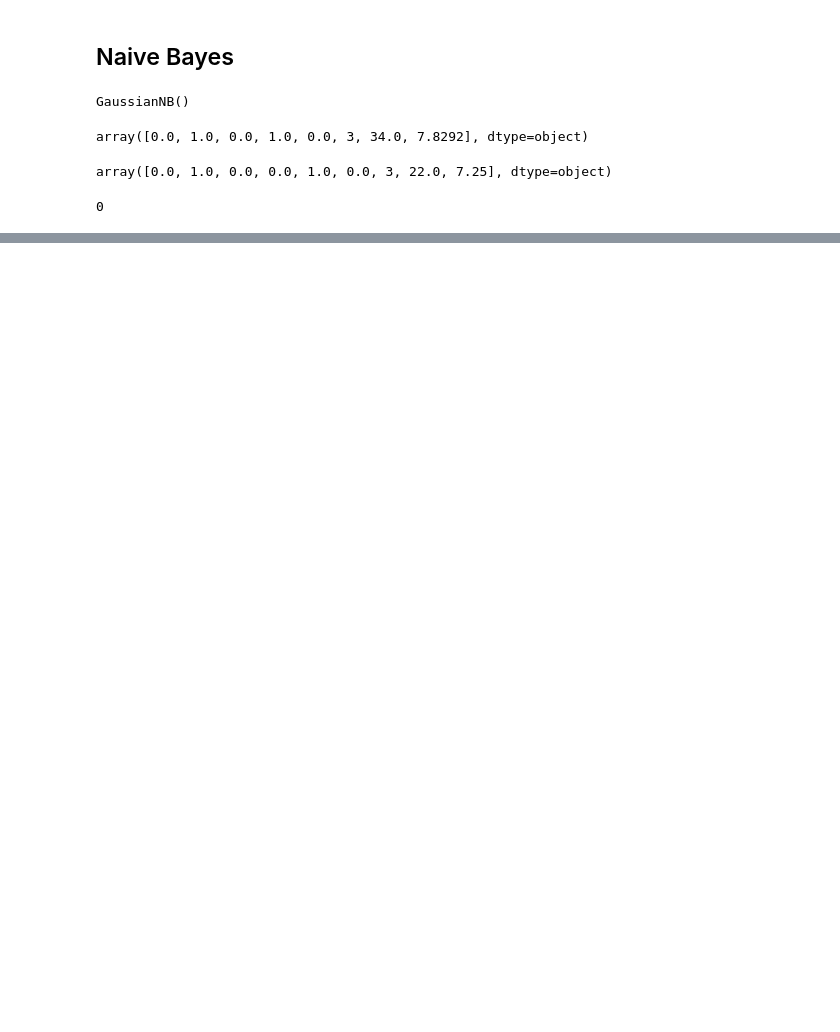
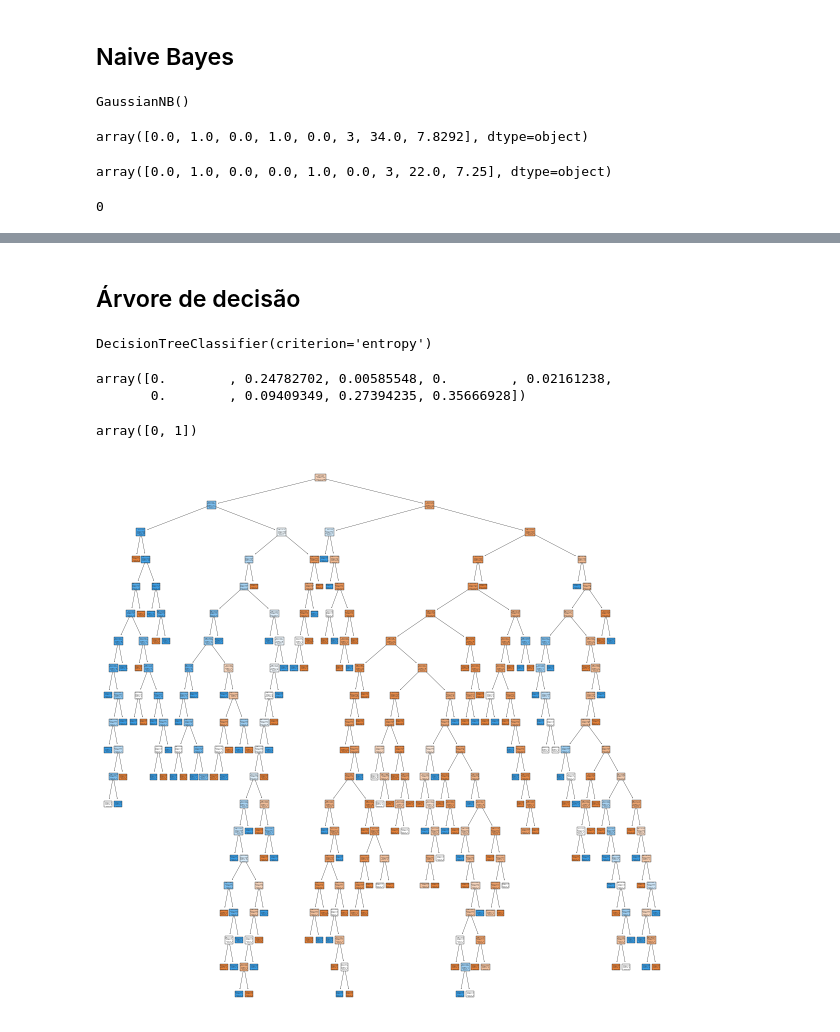
Before and after one commit to alexiagabrielly/titanic-challenge, a Jupyter notebook: titanic.ipynb, the cells around one changed output, grey strips where cells are left out. Cells and saved outputs as stored; diff of their text form; code cells hidden in the pictures; blank space fills up the shorter version.

Commit message:
fazer modelos com árvore de decisão e random forest

```diff
--- a/titanic.ipynb
+++ b/titanic.ipynb
@@ -314,0 +315,21 @@ cm.score(X_teste, y_teste)
+# %% [markdown]
+## Árvore de decisão
+# %%
+arvore_titanic = DecisionTreeClassifier(criterion='entropy')
+arvore_titanic.fit(X_treinamento, y_treinamento)
+# %% [output]
+DecisionTreeClassifier(criterion='entropy')
+# %%
+arvore_titanic.feature_importances_
+# %% [output]
+array([0.        , 0.24782702, 0.00585548, 0.        , 0.02161238,
+       0.        , 0.09409349, 0.27394235, 0.35666928])
+# %%
+arvore_titanic.classes_
+# %% [output]
+array([0, 1])
+# %%
+figura, eixos = plt.subplots(nrows=1, ncols=1, figsize=(10,10))
+tree.plot_tree(arvore_titanic, class_names = ['0', '1'], filled=True);
+# %% [output]
+[figure, added]
```
Also changed, not shown: parts of 19 cells of this notebook.
